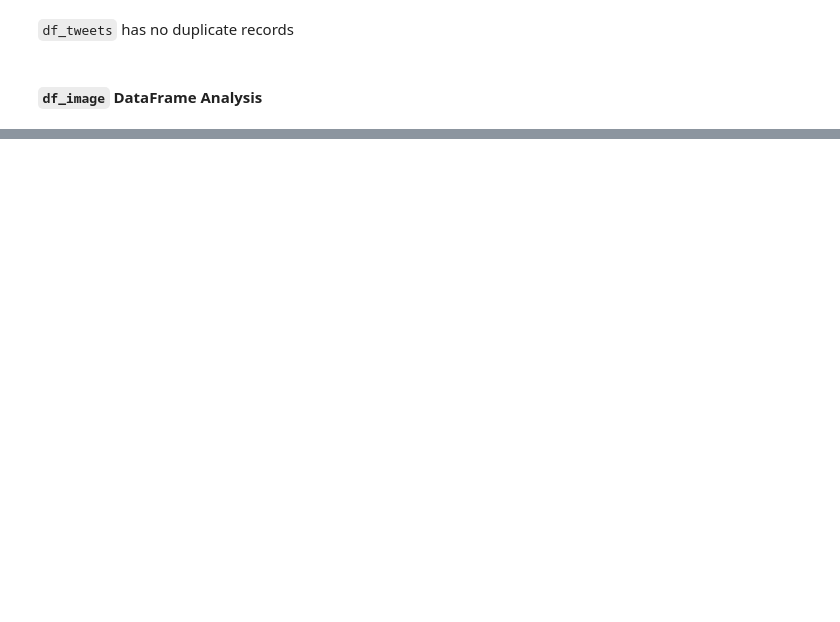
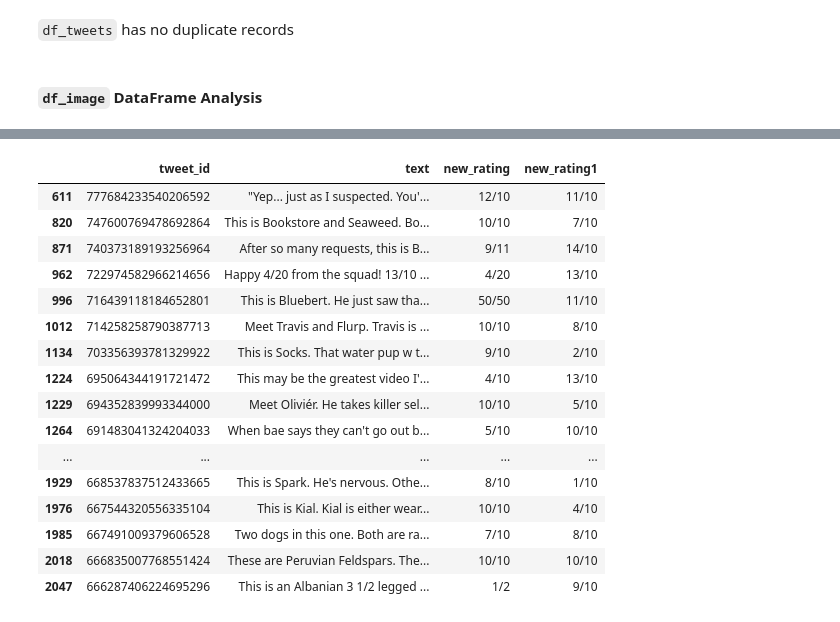
Before and after one commit to yeh1224/Data_Wrangling_WeRateDogs, a Jupyter notebook: wrangle_act.ipynb, the cells around one changed output, grey strips where cells are left out. Cells and saved outputs as stored; diff of their text form; code cells hidden in the pictures; blank space fills up the shorter version.

```diff
--- a/wrangle_act.ipynb
+++ b/wrangle_act.ipynb
@@ -231,0 +446,3 @@ tweet_json.info()
+# %%
+# Use regex to get decimal rating
+df_clean['new_rating'] = df_clean['text'].str.extract('(\d+\.?\d*\/\d*\.?\d+)', expand=True)
@@ -231,0 +478,10 @@ tweet_json.info()
+# %%
+# Get dataframe that only have multiple matches
+df_multi_match = df_clean[df_clean['text'].str.contains(r'(\d+\.?\d*\/\d*\.?\d+.+\d+\.?\d*\/\d*\.?\d+)')]
+# %%
+df_multi_match = df_multi_match[['tweet_id', 'text', 'new_rating']]
+# %%
+# import the re library to get multiple matches for same index
+import re
+pat = re.compile("(?P<new_rating1>\d+\.?\d*\/\d*\.?\d+)")
+df_multi_match['text'].str.extractall(pat).reset_index('match', drop=True)
@@ -231,0 +506,31 @@ tweet_json.info()
+# %%
+# Reshape the dataframe to have multiple rating columns for same record
+
+df_multi_match = pd.concat([
+    df_multi_match,
+    (
+        df_multi_match['text'].str.extractall(pat)
+          .reset_index('match')
+    )
+], axis=1).fillna('')
+
+df_multi_match = df_multi_match[df_multi_match['match'] == 1].drop(['match'], axis = 1)
+df_multi_match
+# %% [output]
+|  | tweet_id | text | new_rating | new_rating1 |
+| 611 | 777684233540206592 | "Yep... just as I suspected. You'... | 12/10 | 11/10 |
+| 820 | 747600769478692864 | This is Bookstore and Seaweed. Bo... | 10/10 | 7/10 |
+| 871 | 740373189193256964 | After so many requests, this is B... | 9/11 | 14/10 |
+| 962 | 722974582966214656 | Happy 4/20 from the squad! 13/10 ... | 4/20 | 13/10 |
+| 996 | 716439118184652801 | This is Bluebert. He just saw tha... | 50/50 | 11/10 |
+| 1012 | 714258258790387713 | Meet Travis and Flurp. Travis is ... | 10/10 | 8/10 |
+| 1134 | 703356393781329922 | This is Socks. That water pup w t... | 9/10 | 2/10 |
+| 1224 | 695064344191721472 | This may be the greatest video I'... | 4/10 | 13/10 |
+| 1229 | 694352839993344000 | Meet Oliviér. He takes killer sel... | 10/10 | 5/10 |
+| 1264 | 691483041324204033 | When bae says they can't go out b... | 5/10 | 10/10 |
+| ... | ... | ... | ... | ... |
+| 1929 | 668537837512433665 | This is Spark. He's nervous. Othe... | 8/10 | 1/10 |
+| 1976 | 667544320556335104 | This is Kial. Kial is either wear... | 10/10 | 4/10 |
+| 1985 | 667491009379606528 | Two dogs in this one. Both are ra... | 7/10 | 8/10 |
+| 2018 | 666835007768551424 | These are Peruvian Feldspars. The... | 10/10 | 10/10 |
+| 2047 | 666287406224695296 | This is an Albanian 3 1/2 legged ... | 1/2 | 9/10 |
```
Also changed, not shown: parts of 100 cells of this notebook, 2 other files.
